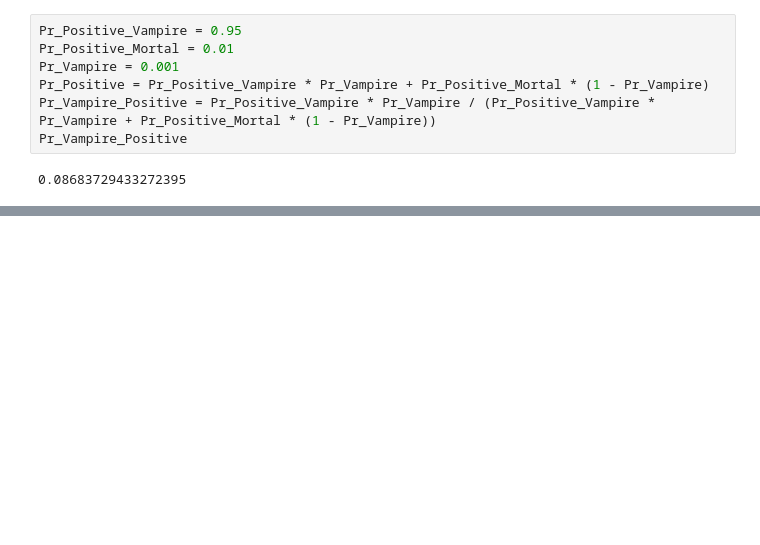
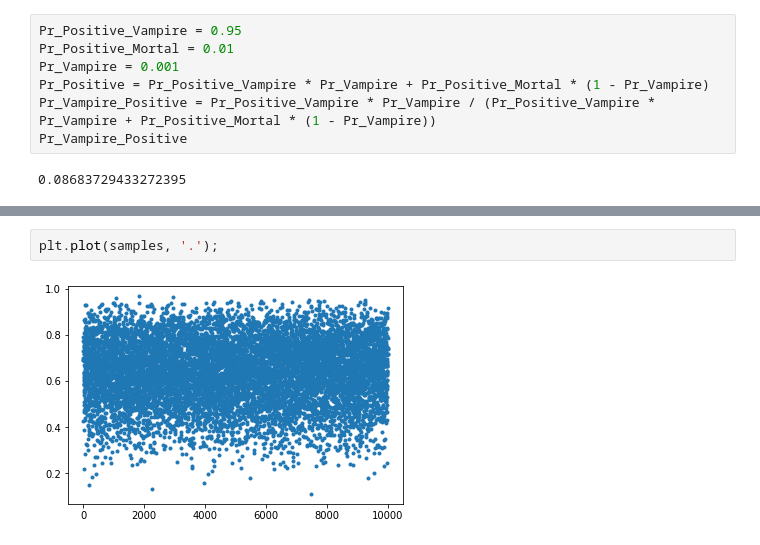
Before and after one commit to kms15/reading_notes, a Jupyter notebook: StatisticalRethinking/StatisticalRethinkingCh3.ipynb, the cells around one changed output, grey strips where cells are left out. Drawn from its saved outputs; the diff is of its cells as text; blank space fills up the shorter version.

```diff
--- a/StatisticalRethinking/StatisticalRethinkingCh3.ipynb
+++ b/StatisticalRethinking/StatisticalRethinkingCh3.ipynb
@@ -33,0 +69,4 @@ Pr_Vampire_Positive
+# %%
+plt.plot(samples, '.');
+# %% [output]
+[figure, added]
```
Also changed, not shown: parts of 39 cells of this notebook, 1 other file.
